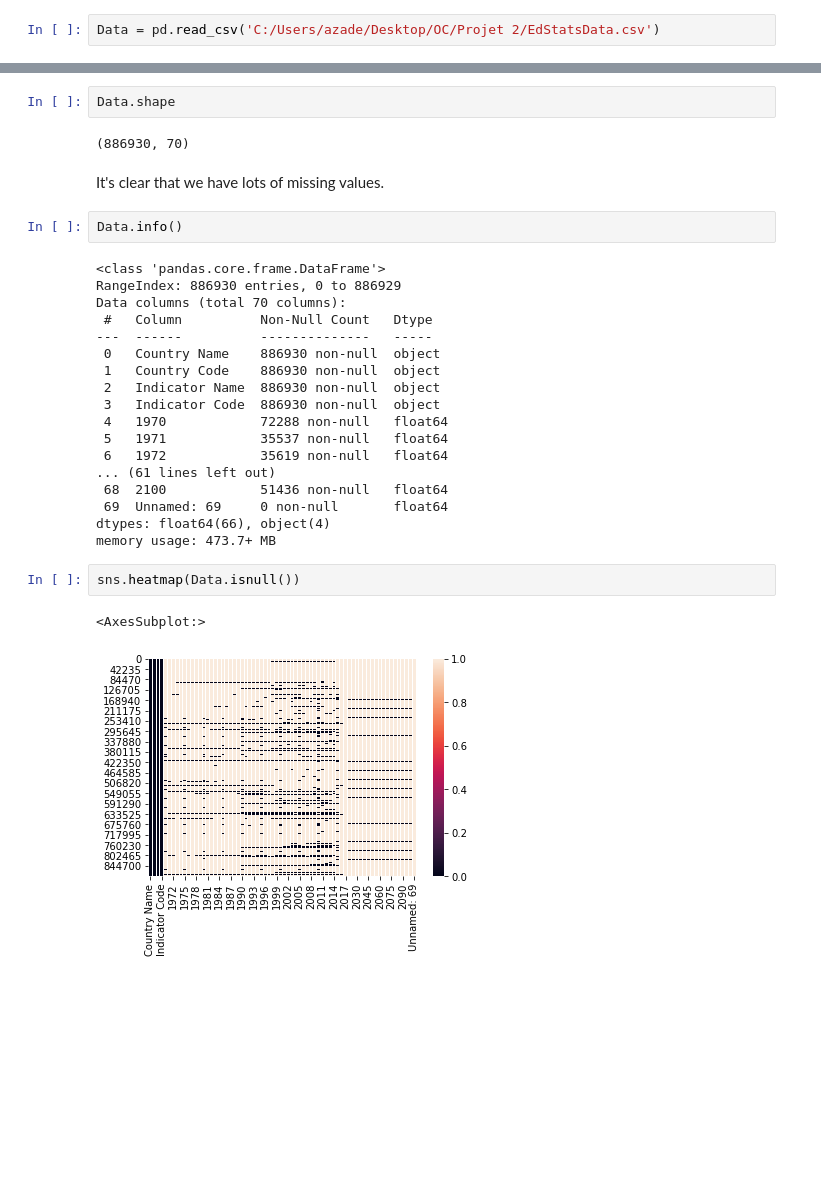
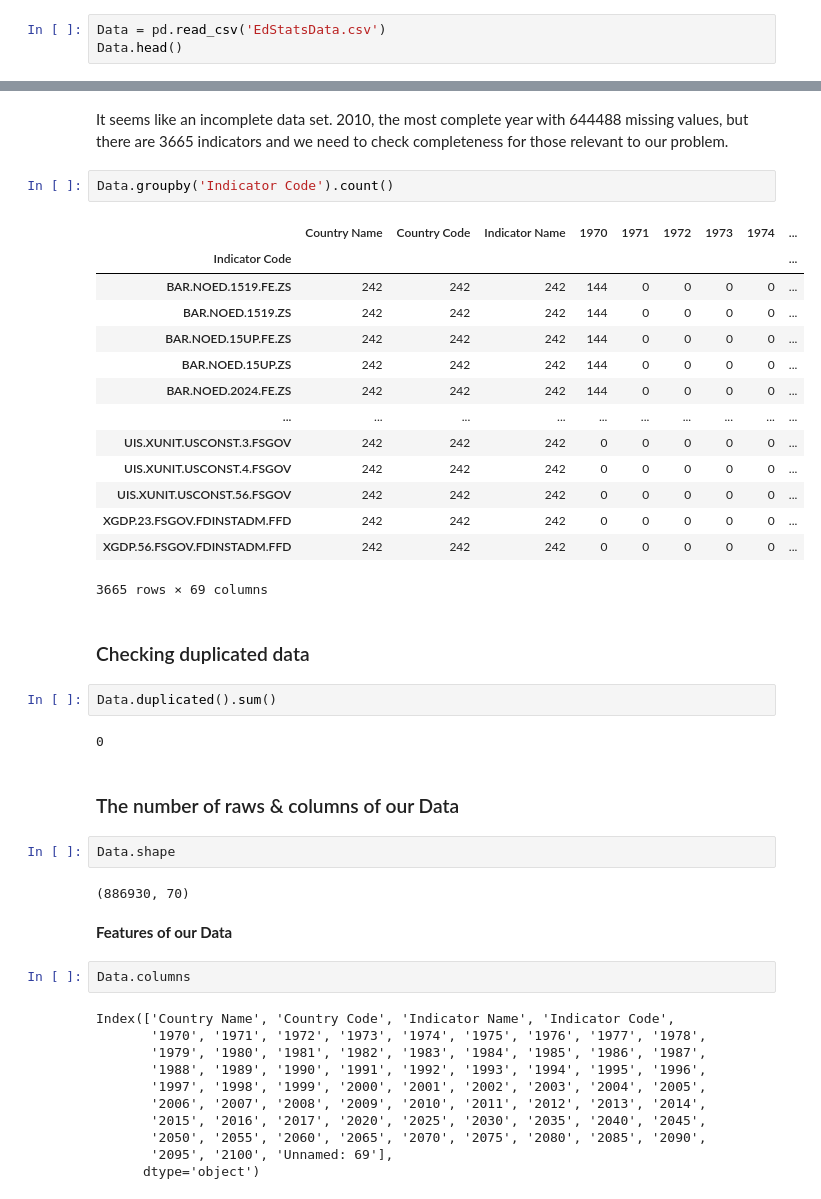
Before and after one commit to Azimoj/EdState-, a Jupyter notebook: The World Bank EdStats.ipynb, the cells around one changed output, grey strips where cells are left out. Cells and saved outputs as stored; diff of their text form; blank space fills up the shorter version.

```diff
--- a/The World Bank EdStats.ipynb
+++ b/The World Bank EdStats.ipynb
@@ -23,2 +36,3 @@ See the Python documentation for more informations on how to install packages:
 # %%
-Data = pd.read_csv('C:/Users/azade/Desktop/OC/Projet 2/EdStatsData.csv')
+Data = pd.read_csv('EdStatsData.csv')
+Data.head()
@@ -35,31 +88,46 @@ Data.head()
+# %% [markdown]
+It seems like an incomplete data set. 2010, the most complete year with 644488 missing values, but there are 3665 indicators and we need to check completeness for those relevant to our problem.
+# %%
+Data.groupby('Indicator Code').count()
+# %% [output]
+|  | Country Name | Country Code | Indicator Name | 1970 | 1971 | 1972 | 1973 | 1974 | ... |
+| Indicator Code |  |  |  |  |  |  |  |  | ... |
+| BAR.NOED.1519.FE.ZS | 242 | 242 | 242 | 144 | 0 | 0 | 0 | 0 | ... |
+| BAR.NOED.1519.ZS | 242 | 242 | 242 | 144 | 0 | 0 | 0 | 0 | ... |
+| BAR.NOED.15UP.FE.ZS | 242 | 242 | 242 | 144 | 0 | 0 | 0 | 0 | ... |
+| BAR.NOED.15UP.ZS | 242 | 242 | 242 | 144 | 0 | 0 | 0 | 0 | ... |
+| BAR.NOED.2024.FE.ZS | 242 | 242 | 242 | 144 | 0 | 0 | 0 | 0 | ... |
+| ... | ... | ... | ... | ... | ... | ... | ... | ... | ... |
+| UIS.XUNIT.USCONST.3.FSGOV | 242 | 242 | 242 | 0 | 0 | 0 | 0 | 0 | ... |
+| UIS.XUNIT.USCONST.4.FSGOV | 242 | 242 | 242 | 0 | 0 | 0 | 0 | 0 | ... |
+| UIS.XUNIT.USCONST.56.FSGOV | 242 | 242 | 242 | 0 | 0 | 0 | 0 | 0 | ... |
+| XGDP.23.FSGOV.FDINSTADM.FFD | 242 | 242 | 242 | 0 | 0 | 0 | 0 | 0 | ... |
+| XGDP.56.FSGOV.FDINSTADM.FFD | 242 | 242 | 242 | 0 | 0 | 0 | 0 | 0 | ... |
+3665 rows × 69 columns
+# %% [markdown]
+### Checking duplicated data
+# %%
+Data.duplicated().sum()
+# %% [output]
+0
+# %% [markdown]
+### The number of raws & columns of our Data
 # %%
 Data.shape
 # %% [output]
 (886930, 70)
-# %% [markdown]
-It's clear that we have lots of missing values.
+# %% [markdown]
+__Features of our Data__
 # %%
-Data.info()
+Data.columns
 # %% [output]
-<class 'pandas.core.frame.DataFrame'>
-RangeIndex: 886930 entries, 0 to 886929
-Data columns (total 70 columns):
- #   Column          Non-Null Count   Dtype
----  ------          --------------   -----
- 0   Country Name    886930 non-null  object
- 1   Country Code    886930 non-null  object
- 2   Indicator Name  886930 non-null  object
- 3   Indicator Code  886930 non-null  object
- 4   1970            72288 non-null   float64
- 5   1971            35537 non-null   float64
- 6   1972            35619 non-null   float64
-... (61 lines left out)
- 68  2100            51436 non-null   float64
- 69  Unnamed: 69     0 non-null       float64
-dtypes: float64(66), object(4)
-memory usage: 473.7+ MB
+Index(['Country Name', 'Country Code', 'Indicator Name', 'Indicator Code',
+       '1970', '1971', '1972', '1973', '1974', '1975', '1976', '1977', '1978',
+       '1979', '1980', '1981', '1982', '1983', '1984', '1985', '1986', '1987',
+       '1988', '1989', '1990', '1991', '1992', '1993', '1994', '1995', '1996',
+       '1997', '1998', '1999', '2000', '2001', '2002', '2003', '2004', '2005',
+       '2006', '2007', '2008', '2009', '2010', '2011', '2012', '2013', '2014',
+       '2015', '2016', '2017', '2020', '2025', '2030', '2035', '2040', '2045',
+       '2050', '2055', '2060', '2065', '2070', '2075', '2080', '2085', '2090',
+       '2095', '2100', 'Unnamed: 69'],
+      dtype='object')
-# %%
-sns.heatmap(Data.isnull())
-# %% [output]
-<AxesSubplot:>
-[figure, removed]
```
Also changed, not shown: parts of 70 cells of this notebook.
